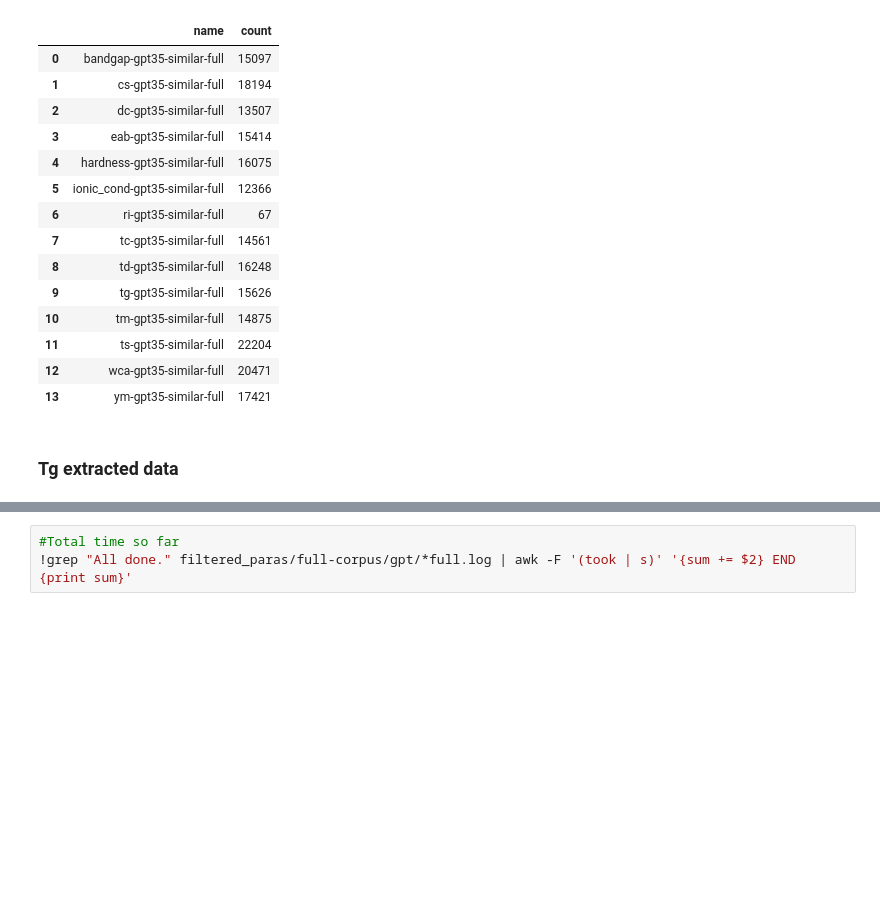
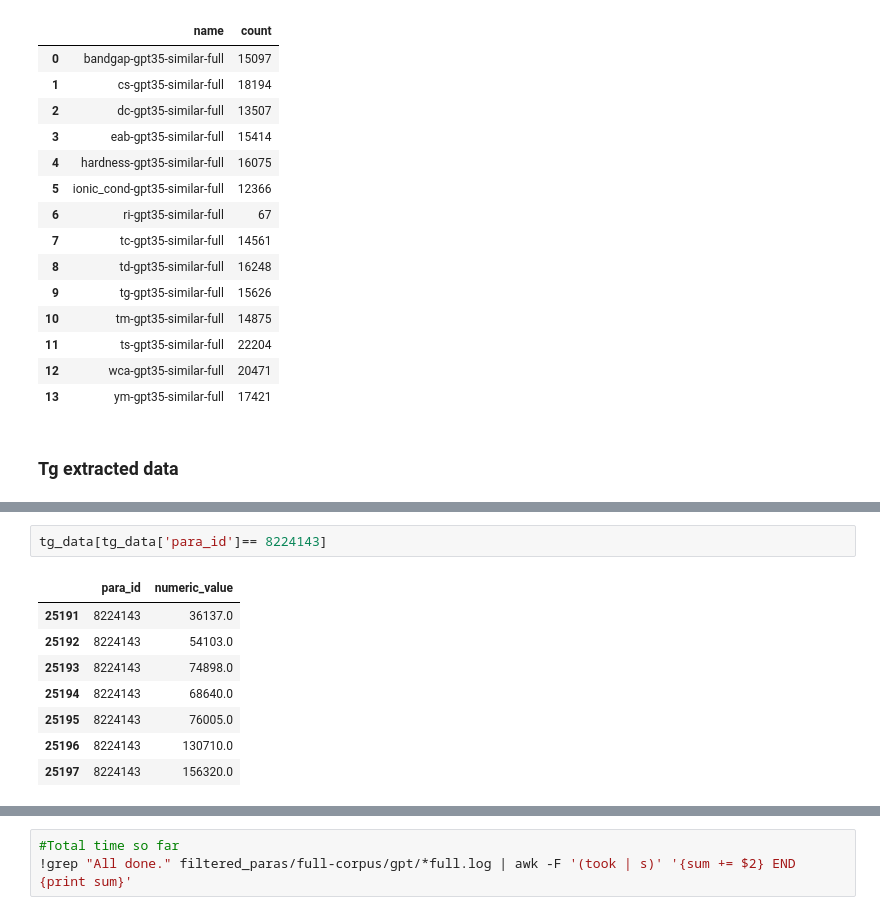
Before and after one commit to Ramprasad-Group/PromptDataExtraction, a Jupyter notebook: notebooks/Analyze-GPT-Full-Corpus.ipynb, the cells around one changed output, grey strips where cells are left out. Drawn from its saved outputs; the diff is of its cells as text; blank space fills up the shorter version.

```diff
--- a/notebooks/Analyze-GPT-Full-Corpus.ipynb
+++ b/notebooks/Analyze-GPT-Full-Corpus.ipynb
@@ -149,0 +156,11 @@ print(max(tg_data['numeric_value']))
+# %%
+tg_data[tg_data['para_id']== 8224143]
+# %% [output]
+|  | para_id | numeric_value |
+| 25191 | 8224143 | 36137.0 |
+| 25192 | 8224143 | 54103.0 |
+| 25193 | 8224143 | 74898.0 |
+| 25194 | 8224143 | 68640.0 |
+| 25195 | 8224143 | 76005.0 |
+| 25196 | 8224143 | 130710.0 |
+| 25197 | 8224143 | 156320.0 |
```
Also changed, not shown: parts of 13 cells of this notebook, 1 other file.
